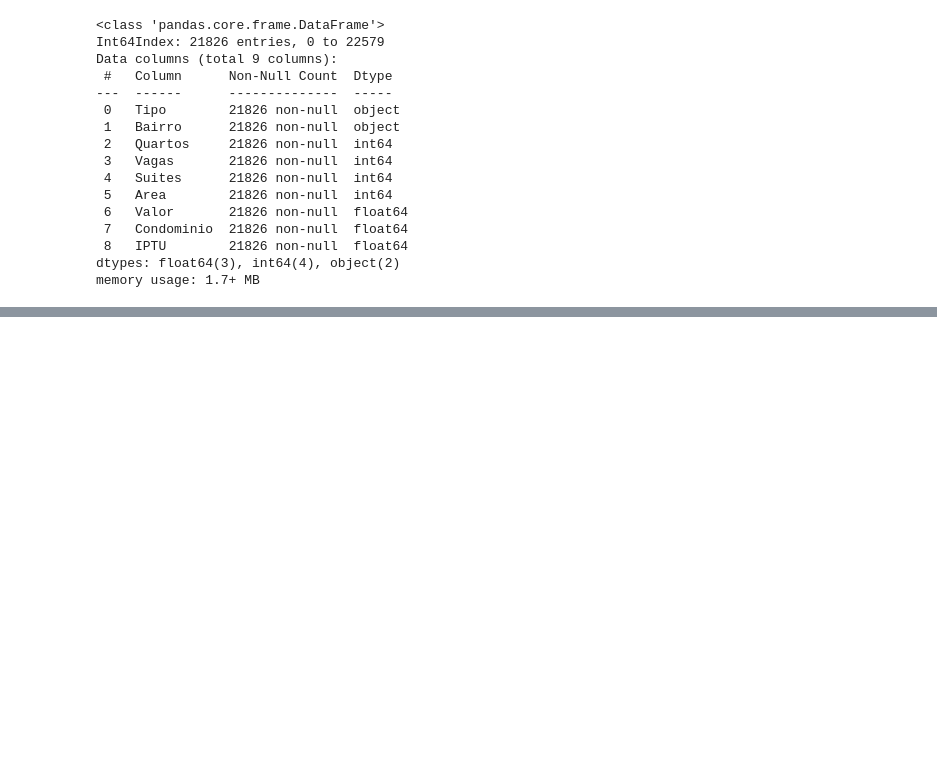
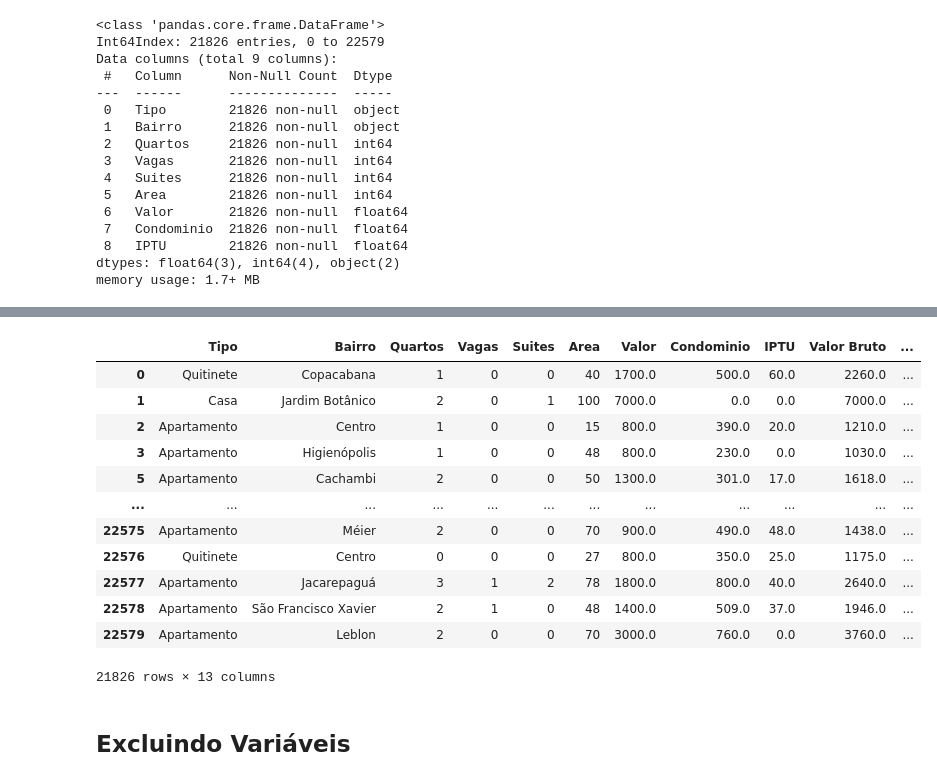
Before and after one commit to Lyarkh/Tratando_e_analisando_dados_Pandas, a Jupyter notebook: Notebooks_e_datasets/Relatorios.ipynb, the cells around one changed output, grey strips where cells are left out. Cells and saved outputs as stored; diff of their text form; code cells hidden in the pictures; blank space fills up the shorter version.

Commit message:
Adicionando e excluindo variáveis do DataFrame

```diff
--- a/Notebooks_e_datasets/Relatorios.ipynb
+++ b/Notebooks_e_datasets/Relatorios.ipynb
@@ -592,0 +623,2 @@ dados
+# %%
+dados['Valor m2'] = dados['Valor m2'].round(2)
@@ -592,0 +639,2 @@ dados
+# %%
+dados['Valor Bruto m2'] = (dados['Valor Bruto'] / dados.Area).round(2)
@@ -592,0 +655,22 @@ dados
+# %%
+casa = ['Casa', 'Casa de Condomínio', 'Casa de Vila']
+# %%
+dados['Tipo Agregado'] = dados.Tipo.apply(lambda x: 'Casa' if x in casa else 'Apartamento')
+# %%
+dados
+# %% [output]
+|  | Tipo | Bairro | Quartos | Vagas | Suites | Area | Valor | Condominio | IPTU | Valor Bruto | ... |
+| 0 | Quitinete | Copacabana | 1 | 0 | 0 | 40 | 1700.0 | 500.0 | 60.0 | 2260.0 | ... |
+| 1 | Casa | Jardim Botânico | 2 | 0 | 1 | 100 | 7000.0 | 0.0 | 0.0 | 7000.0 | ... |
+| 2 | Apartamento | Centro | 1 | 0 | 0 | 15 | 800.0 | 390.0 | 20.0 | 1210.0 | ... |
+| 3 | Apartamento | Higienópolis | 1 | 0 | 0 | 48 | 800.0 | 230.0 | 0.0 | 1030.0 | ... |
+| 5 | Apartamento | Cachambi | 2 | 0 | 0 | 50 | 1300.0 | 301.0 | 17.0 | 1618.0 | ... |
+| ... | ... | ... | ... | ... | ... | ... | ... | ... | ... | ... | ... |
+| 22575 | Apartamento | Méier | 2 | 0 | 0 | 70 | 900.0 | 490.0 | 48.0 | 1438.0 | ... |
+| 22576 | Quitinete | Centro | 0 | 0 | 0 | 27 | 800.0 | 350.0 | 25.0 | 1175.0 | ... |
+| 22577 | Apartamento | Jacarepaguá | 3 | 1 | 2 | 78 | 1800.0 | 800.0 | 40.0 | 2640.0 | ... |
+| 22578 | Apartamento | São Francisco Xavier | 2 | 1 | 0 | 48 | 1400.0 | 509.0 | 37.0 | 1946.0 | ... |
+| 22579 | Apartamento | Leblon | 2 | 0 | 0 | 70 | 3000.0 | 760.0 | 0.0 | 3760.0 | ... |
+21826 rows × 13 columns
+# %% [markdown]
+## Excluindo Variáveis
```
Also changed, not shown: parts of 21 cells of this notebook, 1 other file.
